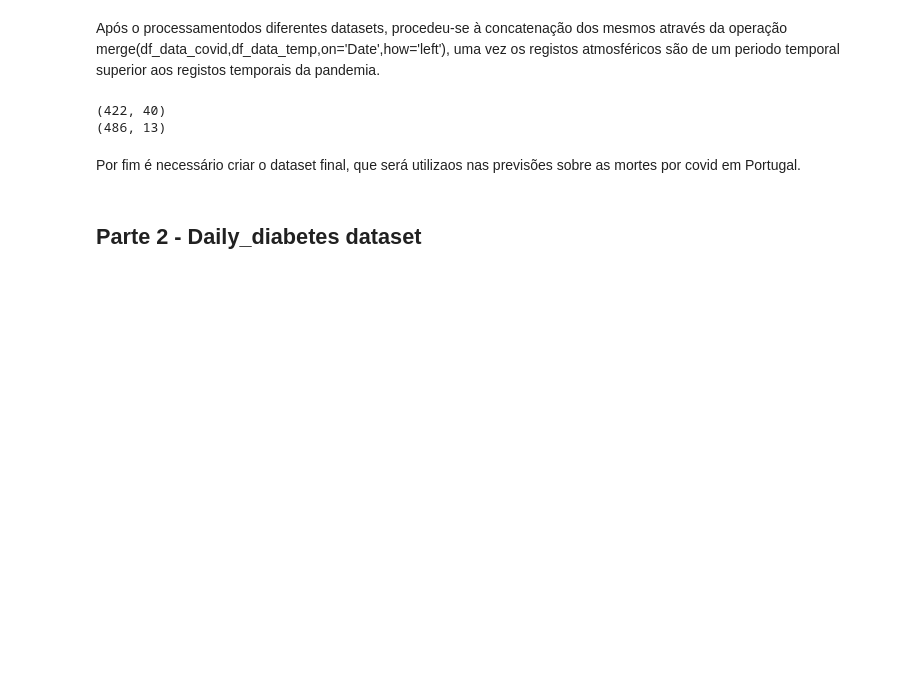
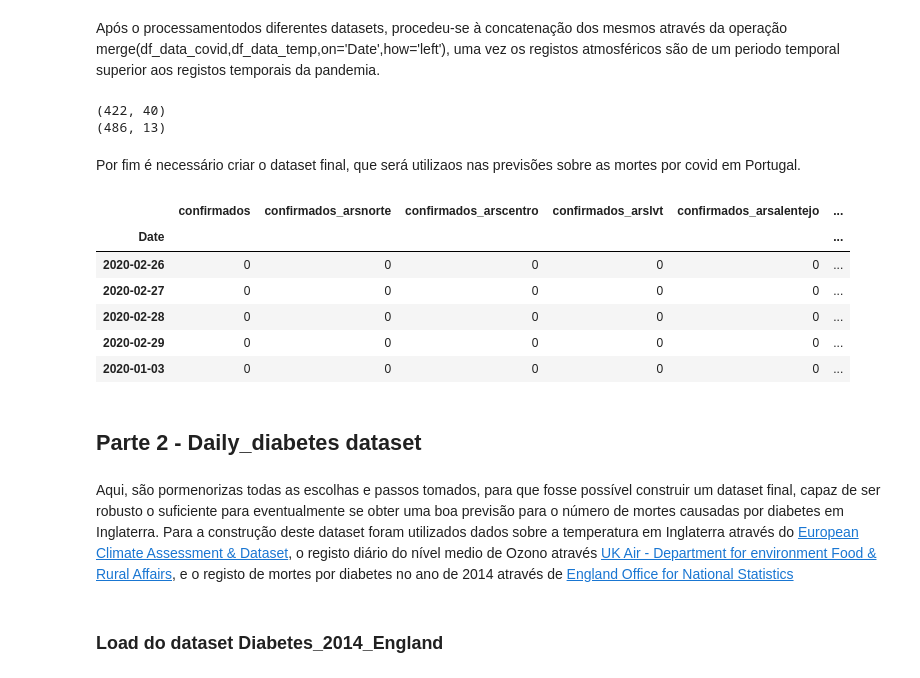
Before and after one commit to luisabreu102030/AA2_Trabalho, a Jupyter notebook: Daily_Model/process_data.ipynb, the cells around one changed output. Cells and saved outputs as stored; diff of their text form; code cells hidden in the pictures; blank space fills up the shorter version.

Commit message:
continuação de notebook daily_covid

```diff
--- a/Daily_Model/process_data.ipynb
+++ b/Daily_Model/process_data.ipynb
@@ -285,5 +287,12 @@ Por fim é necessário criar o dataset final, que será utilizaos nas previsões
 # %%
 df_covid["Date"] = pd.to_datetime(df_covid["Date"])
 df_covid = df_covid.set_index('Date')
-
-to_csv_file(df_covid, "daily_covid.csv")
+df_covid.head()
+# %% [output]
+|  | confirmados | confirmados_arsnorte | confirmados_arscentro | confirmados_arslvt | confirmados_arsalentejo | ... |
+| Date |  |  |  |  |  | ... |
+| 2020-02-26 | 0 | 0 | 0 | 0 | 0 | ... |
+| 2020-02-27 | 0 | 0 | 0 | 0 | 0 | ... |
+| 2020-02-28 | 0 | 0 | 0 | 0 | 0 | ... |
+| 2020-02-29 | 0 | 0 | 0 | 0 | 0 | ... |
+| 2020-01-03 | 0 | 0 | 0 | 0 | 0 | ... |
@@ -290,2 +301,6 @@ to_csv_file(df_covid, "daily_covid.csv")
 # %% [markdown]
 ## Parte 2 - Daily_diabetes dataset
+# %% [markdown]
+Aqui, são pormenorizas todas as escolhas e passos tomados, para que fosse possível construir um dataset final, capaz de ser robusto o suficiente para eventualmente se obter uma boa previsão para o número de mortes causadas por diabetes em Inglaterra. Para a construção deste dataset foram utilizados dados sobre a temperatura em Inglaterra através do [European Climate Assessment & Dataset](https://www.ecad.eu/dailydata/customquery.php), o registo diário do nível medio de Ozono através [UK Air - Department for environment Food & Rural Affairs](https://uk-air.defra.gov.uk/interactive-map), e o registo de mortes por diabetes no ano de 2014 através de [England Office for National Statistics](https://www.ons.gov.uk/peoplepopulationandcommunity/healthandsocialcare/causesofdeath/adhocs/005259dailydeathoccurrencesbyallcausesanddiabetesmellitusicd10e10toe14englandandwales2012to2014)
+# %% [markdown]
+### Load do dataset Diabetes_2014_England
```
Also changed, not shown: parts of 11 cells of this notebook.
